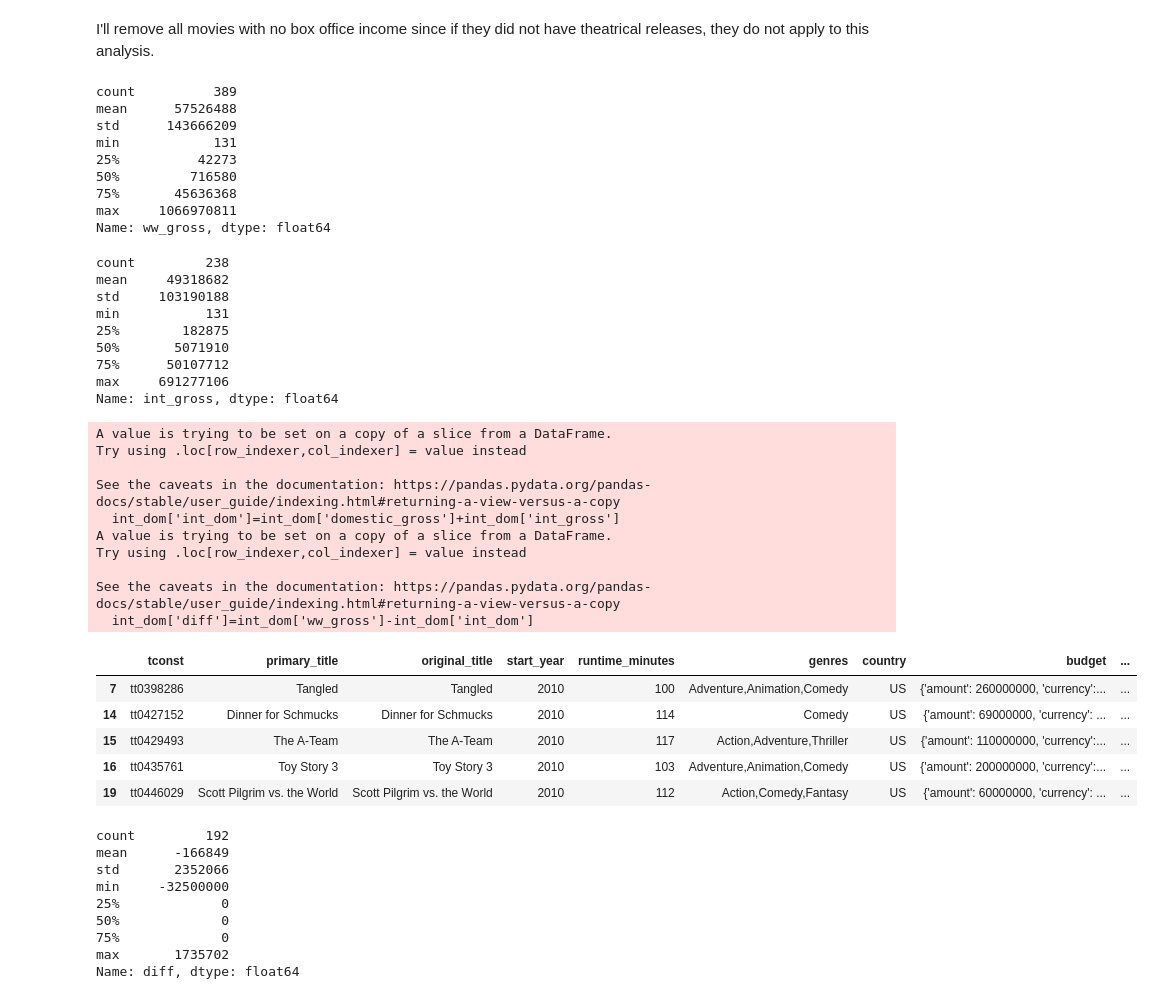
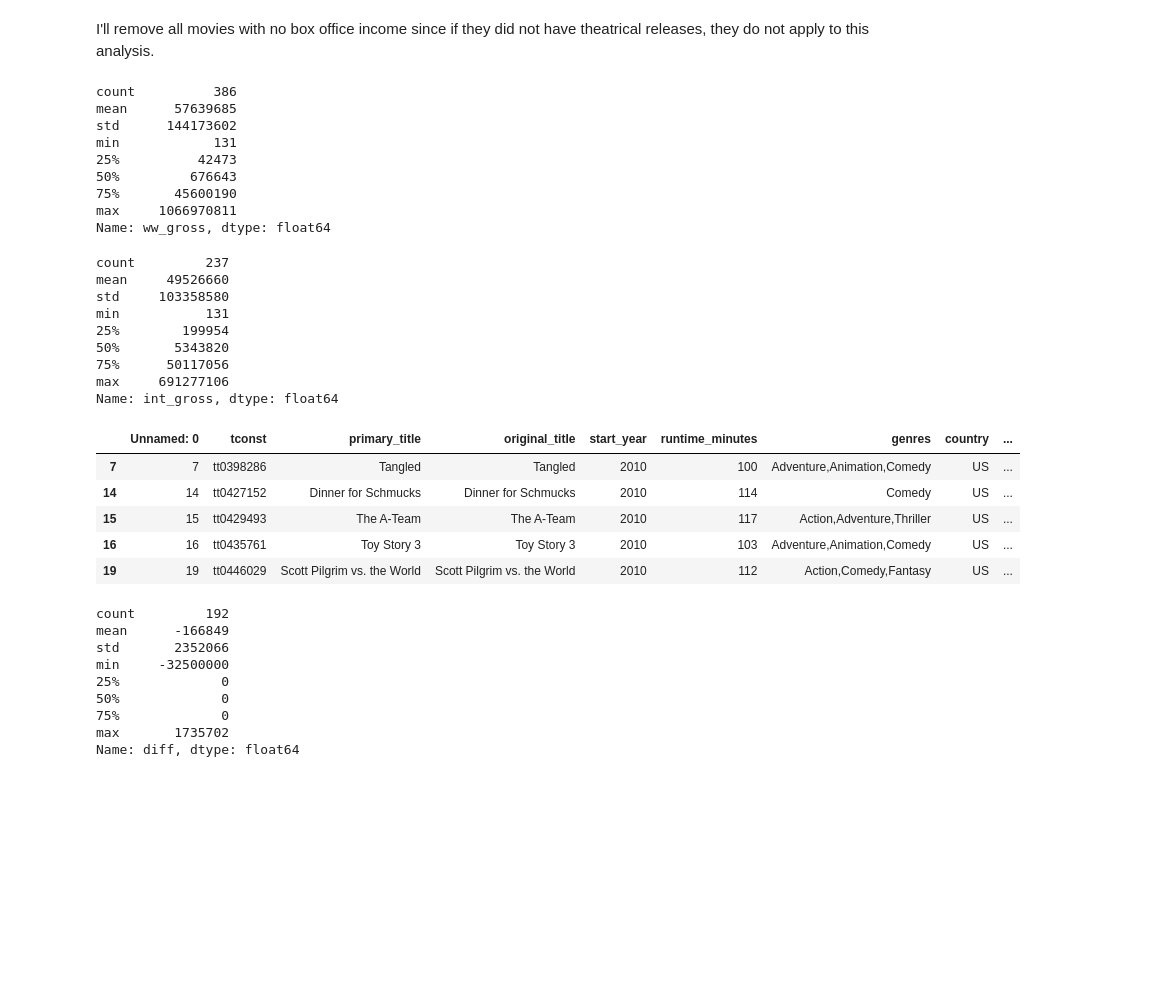
Before and after one commit to morganFitzg/dsc-phase-1-project, a Jupyter notebook: student.ipynb, the cells around one changed output. Cells and saved outputs as stored; diff of their text form; code cells hidden in the pictures; blank space fills up the shorter version.

```diff
--- a/student.ipynb
+++ b/student.ipynb
@@ -1279,0 +663,3 @@ memory usage: 745.3+ KB
+# %%
+master_movies=pd.read_csv('master_movies.csv')
+master_movies.info()
@@ -1308 +712,4 @@ max       238.000000
 Name: runtime_minutes, dtype: float64
+# %%
+master_movies=master_movies[master_movies['runtime_minutes']>45]
+master_movies.info()
@@ -1405,13 +830,13 @@ I'll remove all movies with no box office income since if they did not have thea
 master_movies=master_movies[master_movies['ww_gross']!=0]
 master_movies['ww_gross'].describe()
 # %% [output]
-count          389
-mean      57526488
-std      143666209
+count          386
+mean      57639685
+std      144173602
 min            131
-25%          42273
-50%         716580
-75%       45636368
+25%          42473
+50%         676643
+75%       45600190
 max     1066970811
 Name: ww_gross, dtype: float64
 # %%
@@ -1419,40 +844,30 @@ Name: ww_gross, dtype: float64
 master_movies['int_gross']=master_movies['int_gross'].apply(clean_string)
 master_movies['int_gross'].describe()
 # %% [output]
-count         238
-mean     49318682
-std     103190188
+count         237
+mean     49526660
+std     103358580
 min           131
-25%        182875
-50%       5071910
-75%      50107712
+25%        199954
+50%       5343820
+75%      50117056
 max     691277106
 Name: int_gross, dtype: float64
 # %%
 #check if int_gross+domestic_gross tends to equal ww_gross where both are available
 int_dom=master_movies[master_movies['domestic_gross'].notnull() &
                       master_movies['int_gross'].notnull() &
-                      master_movies['ww_gross'].notnull()]
+                      master_movies['ww_gross'].notnull()].copy()
 int_dom['int_dom']=int_dom['domestic_gross']+int_dom['int_gross']
 int_dom['diff']=int_dom['ww_gross']-int_dom['int_dom']
 int_dom.head()
 # %% [output]
-A value is trying to be set on a copy of a slice from a DataFrame.
-Try using .loc[row_indexer,col_indexer] = value instead
-
-See the caveats in the documentation: https://pandas.pydata.org/pandas-docs/stable/user_guide/indexing.html#returning-a-view-versus-a-copy
-  int_dom['int_dom']=int_dom['domestic_gross']+int_dom['int_gross']
-A value is trying to be set on a copy of a slice from a DataFrame.
-Try using .loc[row_indexer,col_indexer] = value instead
-
-See the caveats in the documentation: https://pandas.pydata.org/pandas-docs/stable/user_guide/indexing.html#returning-a-view-versus-a-copy
-  int_dom['diff']=int_dom['ww_gross']-int_dom['int_dom']
-|  | tconst | primary_title | original_title | start_year | runtime_minutes | genres | country | budget | ... |
-| 7 | tt0398286 | Tangled | Tangled | 2010 | 100 | Adventure,Animation,Comedy | US | {'amount': 260000000, 'currency':... | ... |
-| 14 | tt0427152 | Dinner for Schmucks | Dinner for Schmucks | 2010 | 114 | Comedy | US | {'amount': 69000000, 'currency': ... | ... |
-| 15 | tt0429493 | The A-Team | The A-Team | 2010 | 117 | Action,Adventure,Thriller | US | {'amount': 110000000, 'currency':... | ... |
-| 16 | tt0435761 | Toy Story 3 | Toy Story 3 | 2010 | 103 | Adventure,Animation,Comedy | US | {'amount': 200000000, 'currency':... | ... |
-| 19 | tt0446029 | Scott Pilgrim vs. the World | Scott Pilgrim vs. the World | 2010 | 112 | Action,Comedy,Fantasy | US | {'amount': 60000000, 'currency': ... | ... |
+|  | Unnamed: 0 | tconst | primary_title | original_title | start_year | runtime_minutes | genres | country | ... |
+| 7 | 7 | tt0398286 | Tangled | Tangled | 2010 | 100 | Adventure,Animation,Comedy | US | ... |
+| 14 | 14 | tt0427152 | Dinner for Schmucks | Dinner for Schmucks | 2010 | 114 | Comedy | US | ... |
+| 15 | 15 | tt0429493 | The A-Team | The A-Team | 2010 | 117 | Action,Adventure,Thriller | US | ... |
+| 16 | 16 | tt0435761 | Toy Story 3 | Toy Story 3 | 2010 | 103 | Adventure,Animation,Comedy | US | ... |
+| 19 | 19 | tt0446029 | Scott Pilgrim vs. the World | Scott Pilgrim vs. the World | 2010 | 112 | Action,Comedy,Fantasy | US | ... |
 # %%
 int_dom['diff'].describe()
 # %% [output]
```
Also changed, not shown: parts of 96 cells of this notebook.
